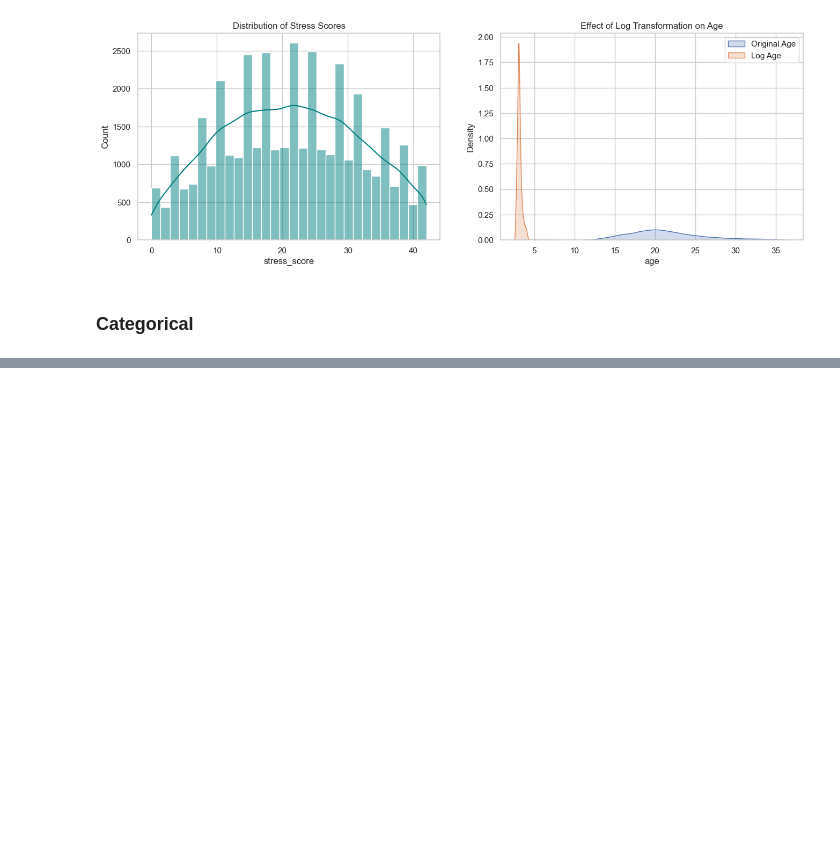
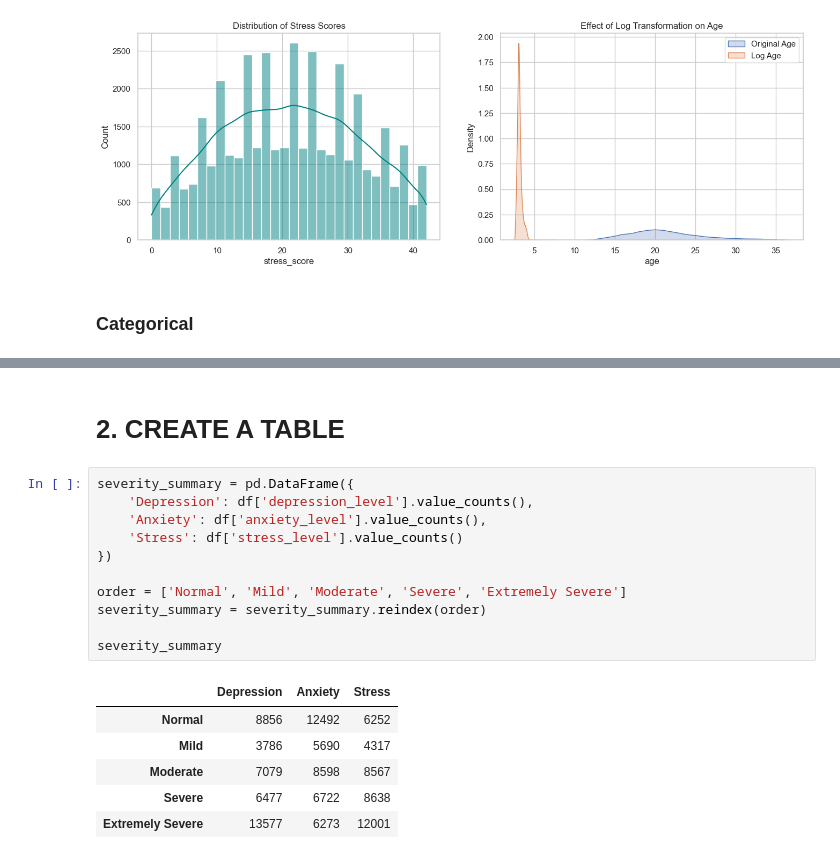
Before and after one commit to alybt/CC105, a Jupyter notebook: apr-6/DASS_BITUN.ipynb, the cells around one changed output, grey strips where cells are left out. Cells and saved outputs as stored; diff of their text form; blank space fills up the shorter version.

```diff
--- a/apr-6/new.ipynb
+++ b/apr-6/DASS_BITUN.ipynb
@@ -182,0 +238,20 @@ Passing `palette` without assigning `hue` is deprecated and will be removed in v
+# %% [markdown]
+# 2. CREATE A TABLE
+# %%
+severity_summary = pd.DataFrame({
+    'Depression': df['depression_level'].value_counts(),
+    'Anxiety': df['anxiety_level'].value_counts(),
+    'Stress': df['stress_level'].value_counts()
+})
+
+order = ['Normal', 'Mild', 'Moderate', 'Severe', 'Extremely Severe']
+severity_summary = severity_summary.reindex(order)
+
+severity_summary
+# %% [output]
+|  | Depression | Anxiety | Stress |
+| Normal | 8856 | 12492 | 6252 |
+| Mild | 3786 | 5690 | 4317 |
+| Moderate | 7079 | 8598 | 8567 |
+| Severe | 6477 | 6722 | 8638 |
+| Extremely Severe | 13577 | 6273 | 12001 |
```
Also changed, not shown: parts of 40 cells of this notebook, 1 other file.
